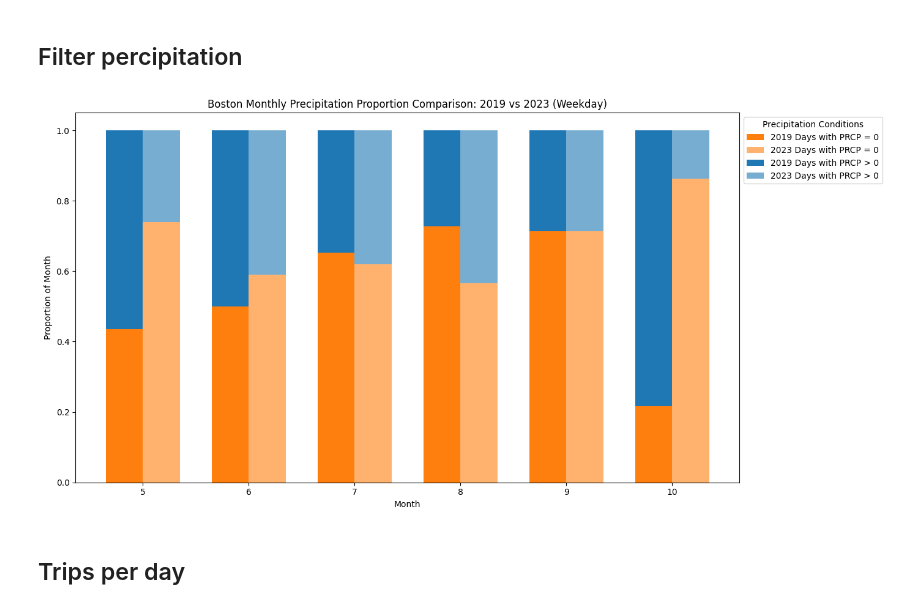
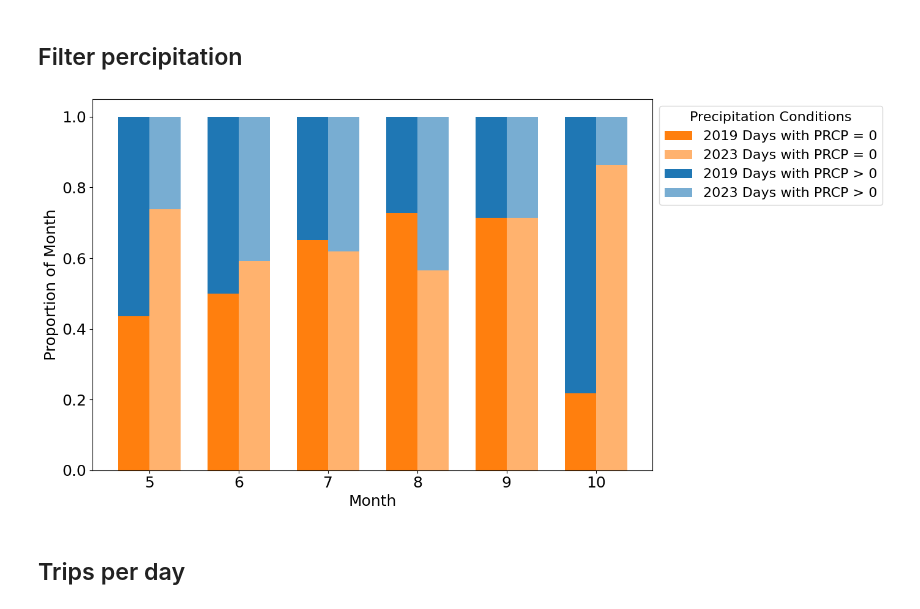
Before and after one commit to SahputraS/Bike-Sharing-Network, a Jupyter notebook: boston street analysis - Copy.ipynb, the cells around one changed output. Cells and saved outputs as stored; diff of their text form; code cells hidden in the pictures.

```diff
--- a/boston street analysis - Copy.ipynb
+++ b/boston street analysis - Copy.ipynb
@@ -174,38 +199,44 @@ total_days_2019 = percp_19.groupby('month').size()
 total_days_2023 = percp_23.groupby('month').size()
 
 for month in range(5, 11):
     percp_19_month = percp_19[percp_19['month'] == month]
     percp_23_month = percp_23[percp_23['month'] == month]
     for label, condition in conditions.items():
         counts_2019[label].append(percp_19_month[condition(percp_19_month)].shape[0] / total_days_2019[month])
         counts_2023[label].append(percp_23_month[condition(percp_23_month)].shape[0] / total_days_2023[month])
 
 df_2019 = pd.DataFrame(counts_2019, index=range(5, 11))
 df_2023 = pd.DataFrame(counts_2023, index=range(5, 11))
 
 # Plotting
 fig, ax = plt.subplots(figsize=(14, 7))
 width = 0.35
 
 bottom_2019 = np.zeros(len(df_2019))
 bottom_2023 = np.zeros(len(df_2023))
 
 for condition, label in labels.items():
     color = color_map[condition]
     ax.bar(df_2019.index - width/2, df_2019[condition], width, bottom=bottom_2019, label=f'2019 {label}', color=color)
     ax.bar(df_2023.index + width/2, df_2023[condition], width, bottom=bottom_2023, label=f'2023 {label}', color=color, alpha=0.6)
     bottom_2019 += df_2019[condition]
     bottom_2023 += df_2023[condition]
 
-ax.set_xlabel('Month')
-ax.set_ylabel('Proportion of Month')
-ax.set_title('Boston Monthly Precipitation Proportion Comparison: 2019 vs 2023 (Weekday)')
-ax.legend(loc='upper left', bbox_to_anchor=(1, 1), title='Precipitation Conditions')
+# ax.set_xlabel('Month')
+# ax.set_ylabel('Proportion of Month')
+# ax.set_title('Boston Monthly Precipitation Proportion Comparison: 2019 vs 2023 (Weekday)')
+# ax.legend(loc='upper left', bbox_to_anchor=(1, 1), title='Precipitation Conditions')
+
+ax.set_xlabel('Month', fontsize=18)
+ax.set_ylabel('Proportion of Month', fontsize=18)
+ax.tick_params(axis='both', which='major', labelsize=18)
+ax.legend(loc='upper left', bbox_to_anchor=(1, 1), title='Precipitation Conditions', fontsize=16, title_fontsize=16)
+
 plt.xticks(range(5, 11))
 plt.tight_layout()
 plt.show()
 # %% [output]
-[figure, old version]
+[figure, new version]
 # %%
 def filter_weather(sp_trips_df, percp_19, percp_23, months, hours, precip_threshold=0):
 
```
Also changed, not shown: parts of 55 cells of this notebook.
